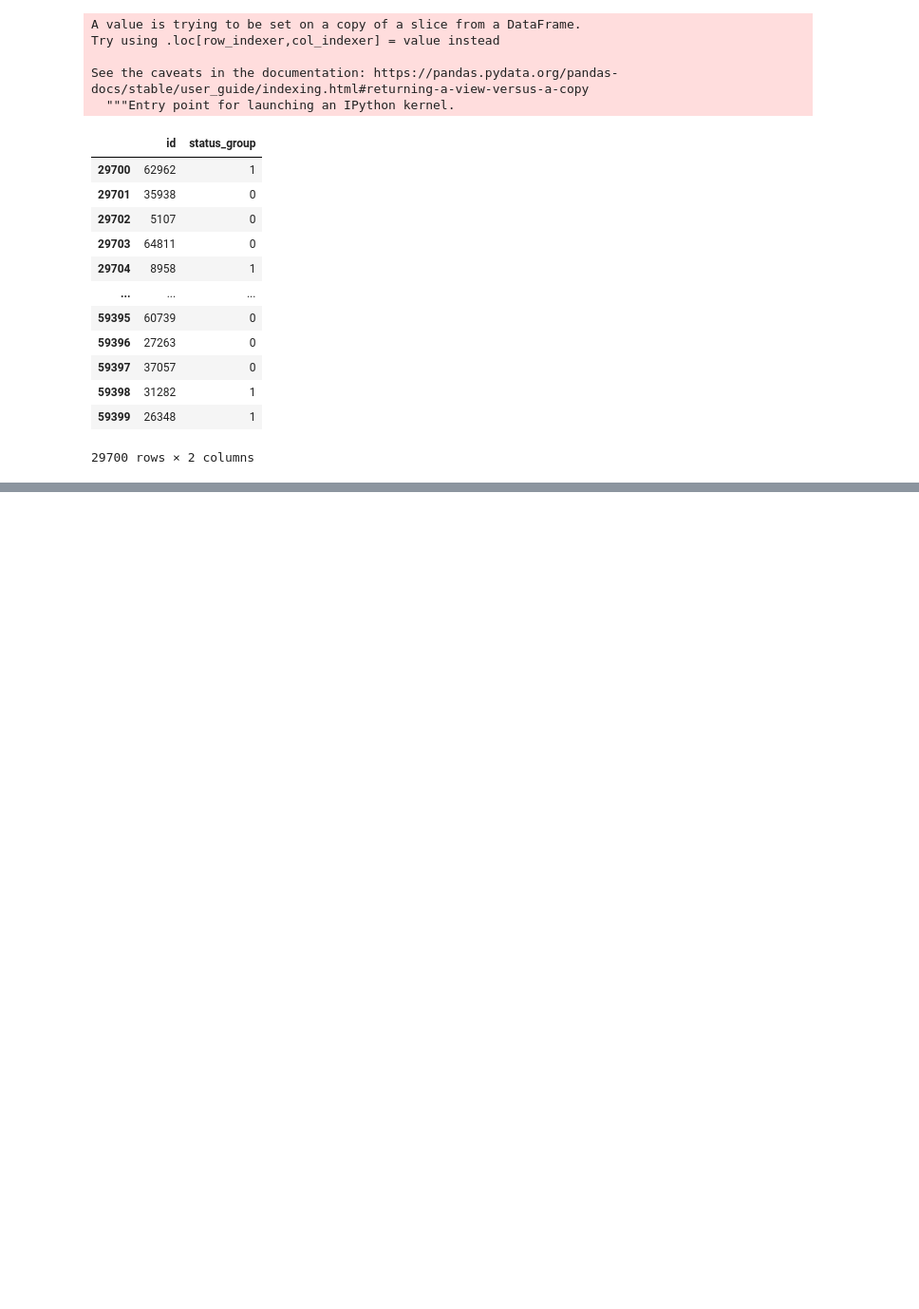
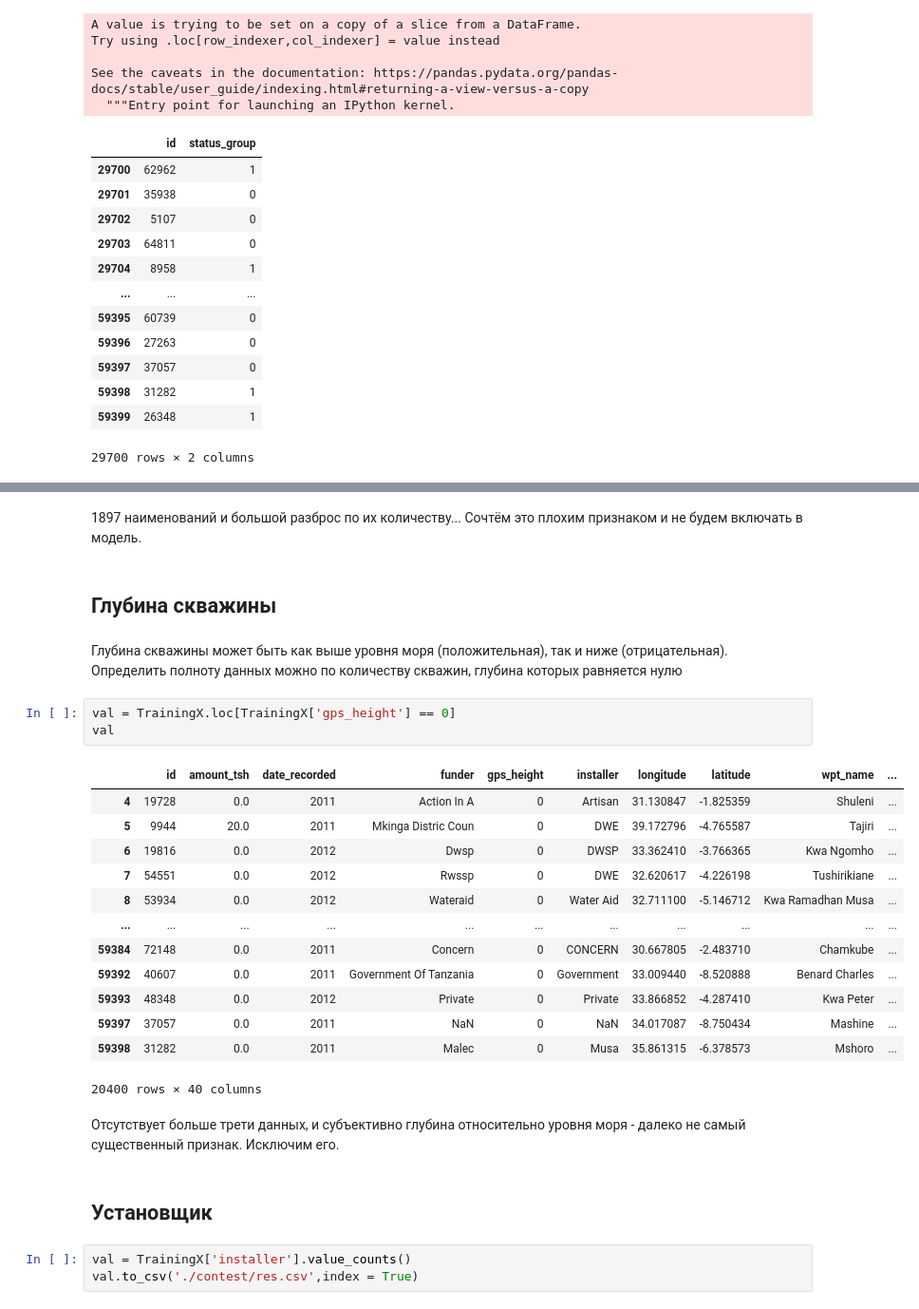
Before and after one commit to jzx81/MyContests, a Jupyter notebook: MyContest.ipynb, the cells around one changed output, grey strips where cells are left out. Shown: that part at 95% size. Drawn from its saved outputs; the diff is of its cells as text; blank space fills up the shorter version.

```diff
--- a/MyContest.ipynb
+++ b/MyContest.ipynb
@@ -388,0 +520,30 @@ DropTrainX
+# %% [markdown]
+1897 наименований и большой разброс по их количеству... Сочтём это плохим признаком и не будем включать в модель.
+# %% [markdown]
+## Глубина скважины
+# %% [markdown]
+Глубина скважины может быть как выше уровня моря (положительная), так и ниже (отрицательная). Определить полноту данных можно по количеству скважин, глубина которых равняется нулю
+# %%
+val = TrainingX.loc[TrainingX['gps_height'] == 0]
+val
+# %% [output]
+|  | id | amount_tsh | date_recorded | funder | gps_height | installer | longitude | latitude | wpt_name | ... |
+| 4 | 19728 | 0.0 | 2011 | Action In A | 0 | Artisan | 31.130847 | -1.825359 | Shuleni | ... |
+| 5 | 9944 | 20.0 | 2011 | Mkinga Distric Coun | 0 | DWE | 39.172796 | -4.765587 | Tajiri | ... |
+| 6 | 19816 | 0.0 | 2012 | Dwsp | 0 | DWSP | 33.362410 | -3.766365 | Kwa Ngomho | ... |
+| 7 | 54551 | 0.0 | 2012 | Rwssp | 0 | DWE | 32.620617 | -4.226198 | Tushirikiane | ... |
+| 8 | 53934 | 0.0 | 2012 | Wateraid | 0 | Water Aid | 32.711100 | -5.146712 | Kwa Ramadhan Musa | ... |
+| ... | ... | ... | ... | ... | ... | ... | ... | ... | ... | ... |
+| 59384 | 72148 | 0.0 | 2011 | Concern | 0 | CONCERN | 30.667805 | -2.483710 | Chamkube | ... |
+| 59392 | 40607 | 0.0 | 2011 | Government Of Tanzania | 0 | Government | 33.009440 | -8.520888 | Benard Charles | ... |
+| 59393 | 48348 | 0.0 | 2012 | Private | 0 | Private | 33.866852 | -4.287410 | Kwa Peter | ... |
+| 59397 | 37057 | 0.0 | 2011 | NaN | 0 | NaN | 34.017087 | -8.750434 | Mashine | ... |
+| 59398 | 31282 | 0.0 | 2011 | Malec | 0 | Musa | 35.861315 | -6.378573 | Mshoro | ... |
+20400 rows × 40 columns
+# %% [markdown]
+Отсутствует больше трети данных, и субъективно глубина относительно уровня моря - далеко не самый существенный признак. Исключим его.
+# %% [markdown]
+## Установщик
+# %%
+val = TrainingX['installer'].value_counts()
+val.to_csv('./contest/res.csv',index = True)
```
Also changed, not shown: parts of 39 cells of this notebook.
